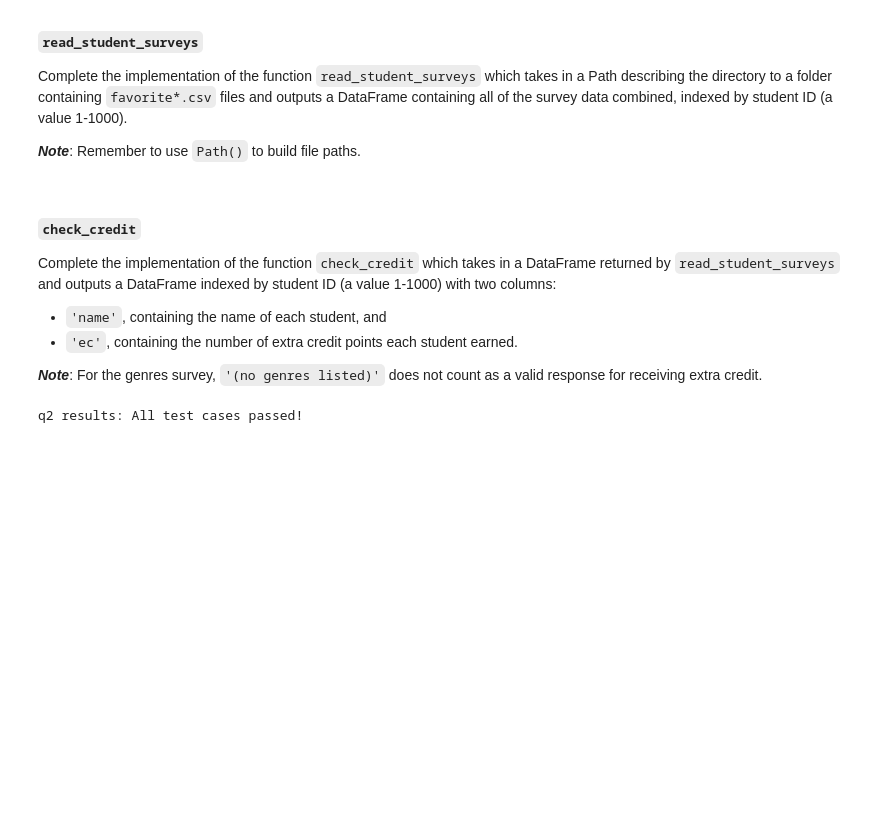
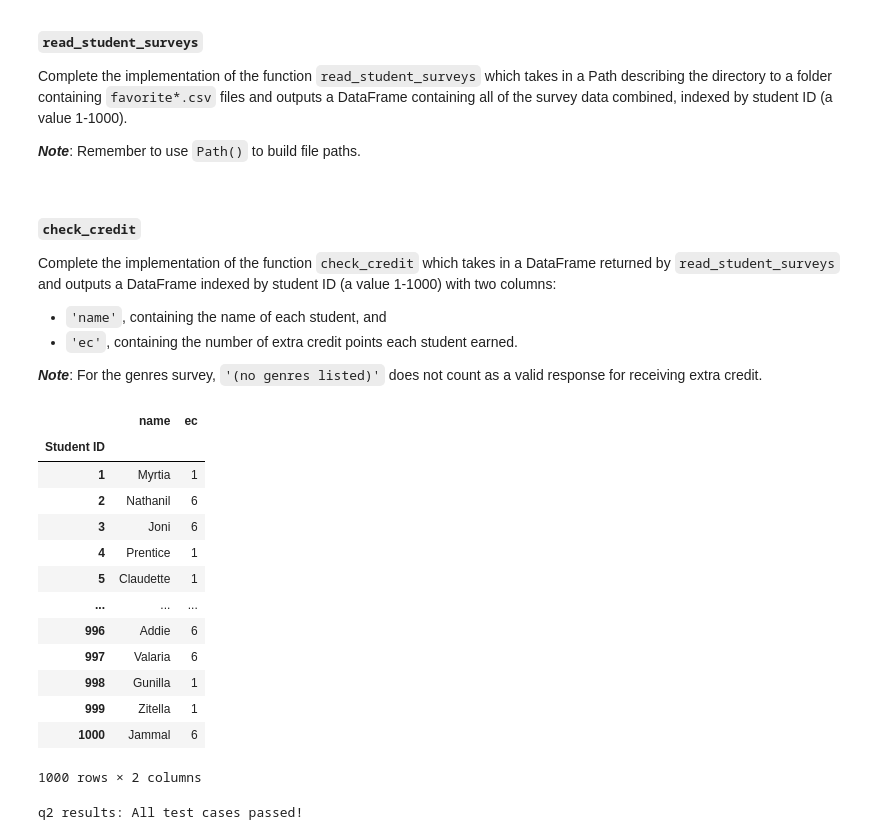
Before and after one commit to lmarabeh/dsc259r-2026-wi, a Jupyter notebook: labs/lab03/lab.ipynb, the cells around one changed output. Drawn from its saved outputs; the diff is of its cells as text; code cells hidden in the pictures; blank space fills up the shorter version.

```diff
--- a/labs/lab03/lab.ipynb
+++ b/labs/lab03/lab.ipynb
@@ -219,6 +215,23 @@ def check_credit(df):
 dirname = Path('data') / 'extra-credit-surveys'
 q2_out = read_student_surveys(dirname)
 check_credit_out = check_credit(q2_out)
+# %%
+check_credit_out
+# %% [output]
+|  | name | ec |
+| Student ID |  |  |
+| 1 | Myrtia | 1 |
+| 2 | Nathanil | 6 |
+| 3 | Joni | 6 |
+| 4 | Prentice | 1 |
+| 5 | Claudette | 1 |
+| ... | ... | ... |
+| 996 | Addie | 6 |
+| 997 | Valaria | 6 |
+| 998 | Gunilla | 1 |
+| 999 | Zitella | 1 |
+| 1000 | Jammal | 6 |
+1000 rows × 2 columns
 # %%
 grader.check("q2")
 # %% [output]
```
Also changed, not shown: parts of 6 cells of this notebook, 5 other files.
